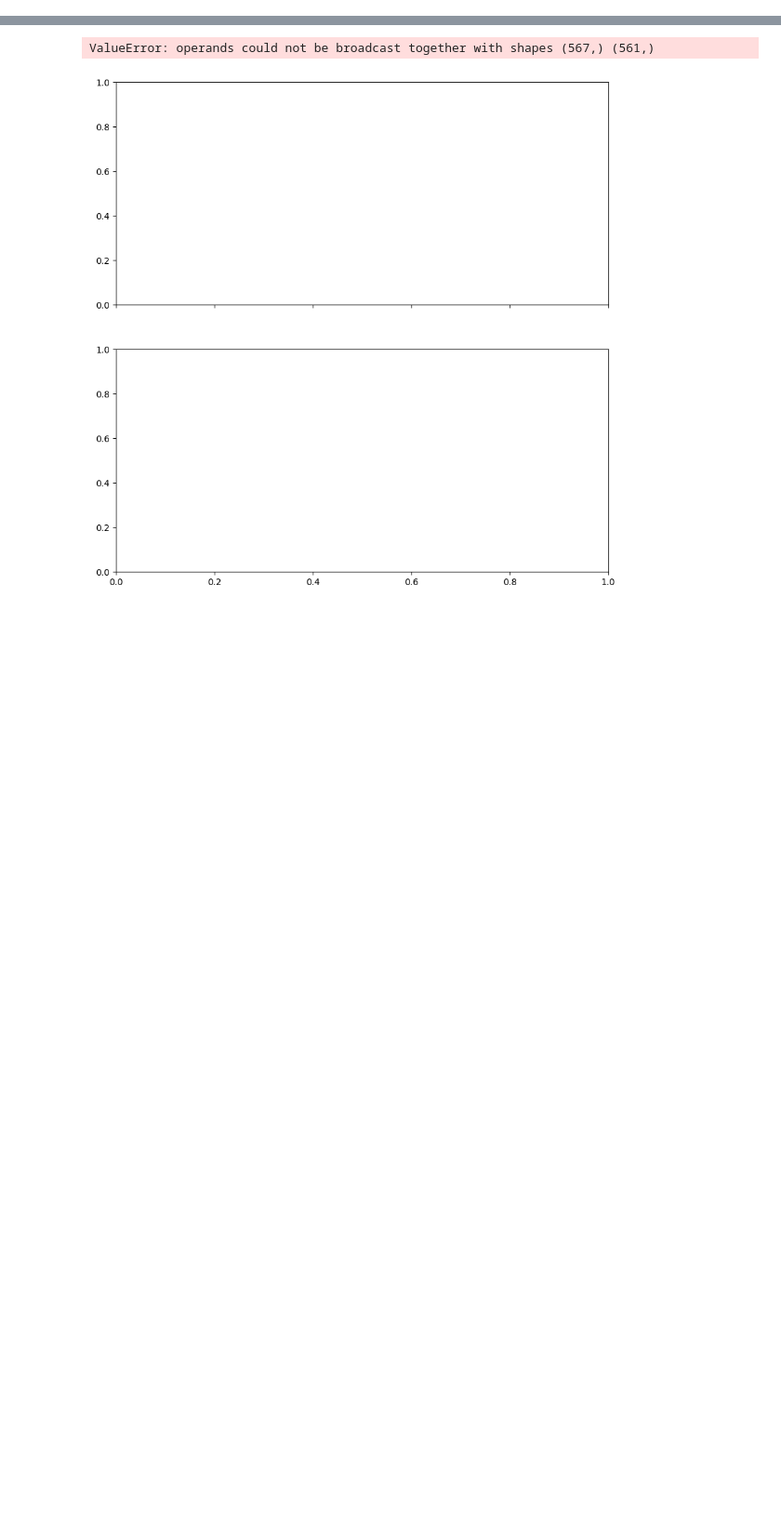
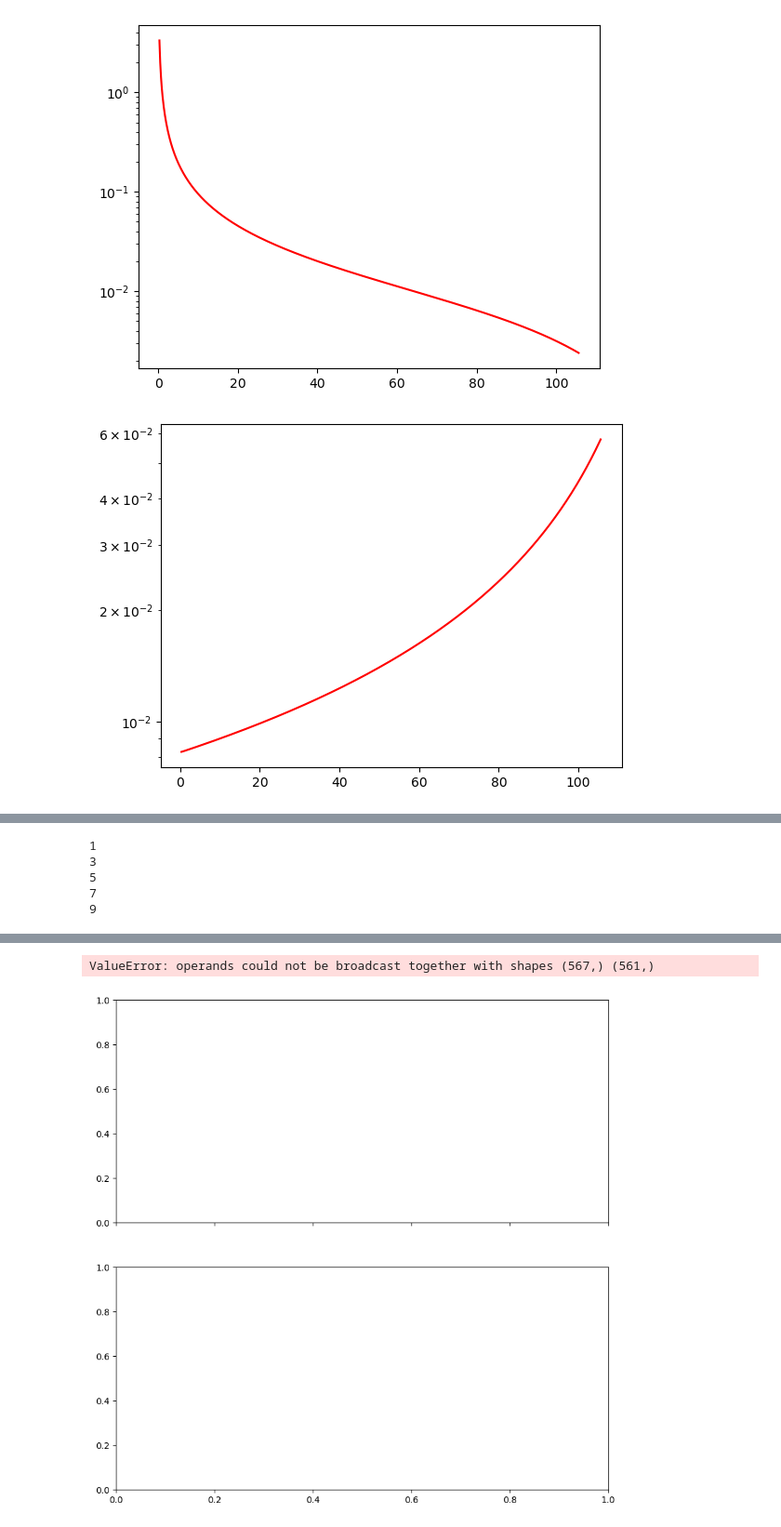
Before and after one commit to richard-von-eckardstein/GEFF, a Jupyter notebook: Testing.ipynb, the cells around one changed output, grey strips where cells are left out. Shown at 93% size. Cells and saved outputs as stored; diff of their text form; code cells hidden in the pictures; blank space fills up the shorter version.

```diff
--- a/Testing.ipynb
+++ b/Testing.ipynb
@@ -34,0 +70,18 @@ True at t=[114.9] or N=[61.005]
+# %%
+for i in range(GEF1.GaugePos):
+    arr = abs(dydt[i,:]/sol.y[i,:])[3:]
+    plt.plot(sol.t[3:], arr, "r")
+    plt.yscale("log")
+    plt.show()
+for k in range(3):
+    for i in range(ntr):
+        arr = abs(dydt[GEF1.GaugePos+3*i+1+k,:]/sol.y[GEF1.GaugePos+3*i+k,:])[3:]
+        if (arr > 10).any(): print(i)
+        plt.plot(sol.t[3:], arr)
+    plt.yscale("log")
+    plt.plot(sol.t, np.ones(sol.t.shape)*atol, "k--")
+    plt.ylim(1e-3, 1e2)
+    plt.show()
+# %% [output]
+[figure, added]
+[figure, added]
@@ -34,0 +92,5 @@ True at t=[114.9] or N=[61.005]
+1
+3
+5
+7
+9
```
Also changed, not shown: parts of 17 cells of this notebook, 5 other files.
